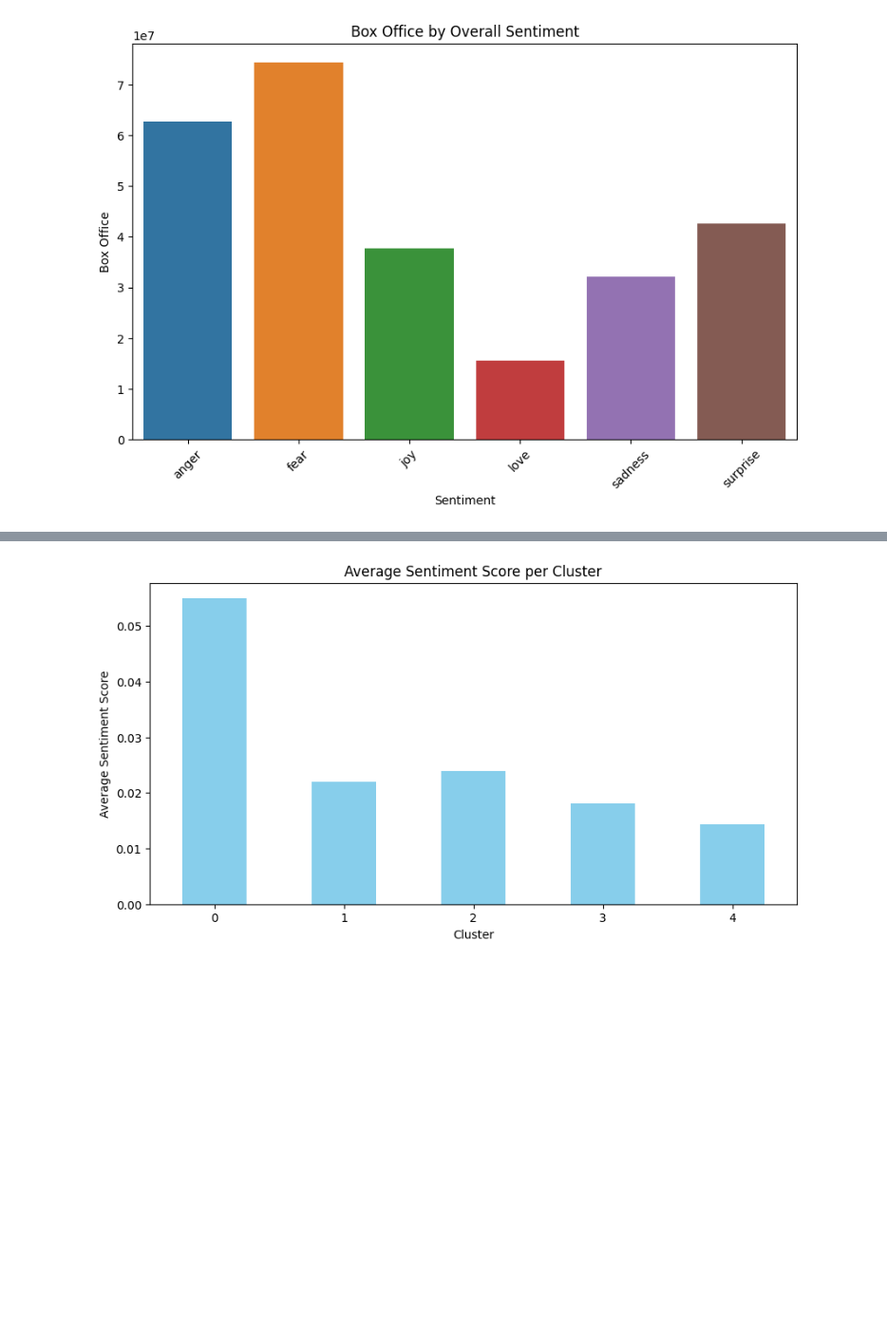
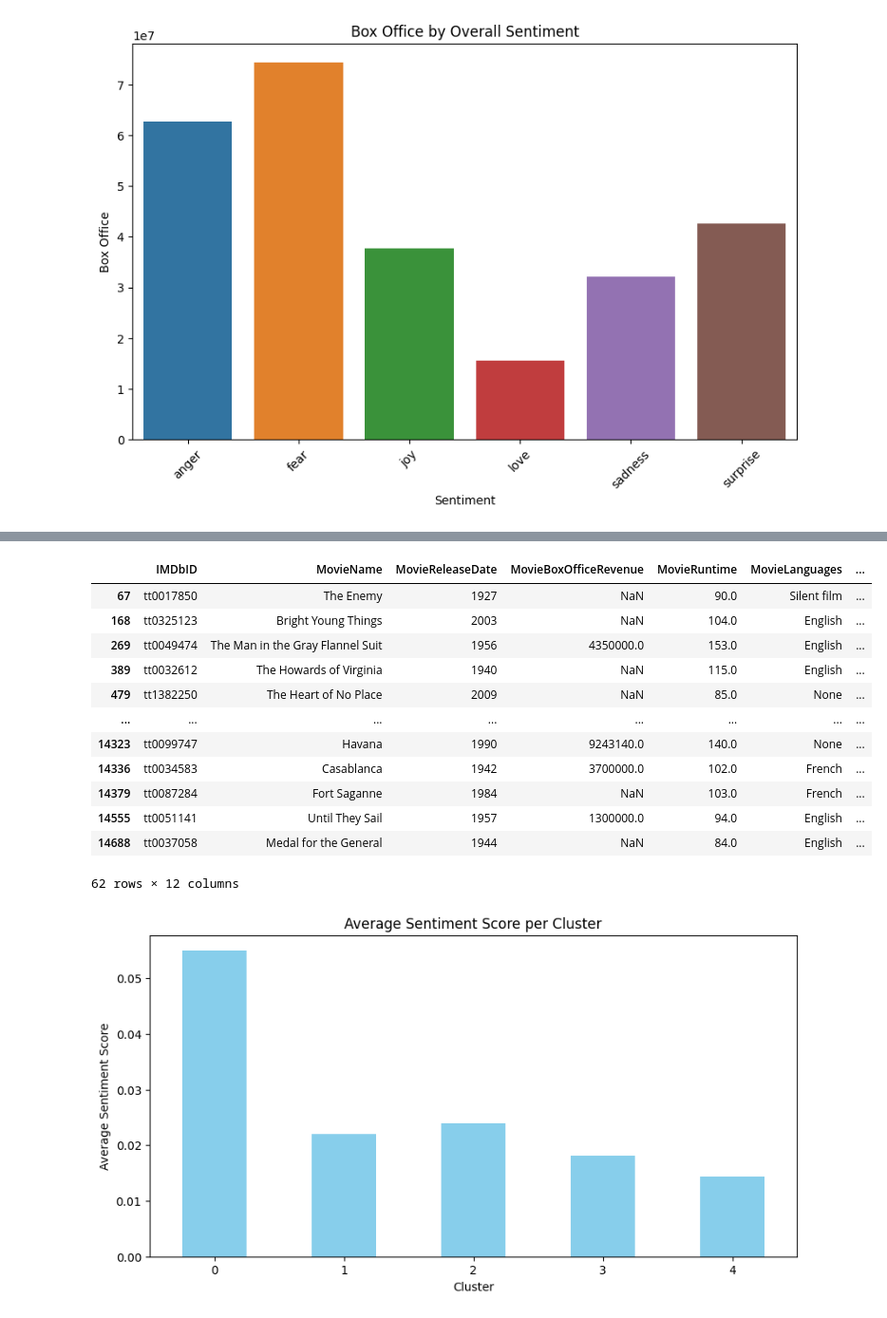
Before and after one commit to epfl-ada/ada-2023-project-padawans, a Jupyter notebook: Q4.ipynb, the cells around one changed output, grey strips where cells are left out. Shown at 95% size. Saved outputs shown, nothing was run; the diff lists cells and outputs as text; code cells hidden in the pictures; blank space fills up the shorter version.

```diff
--- a/Q4.ipynb
+++ b/Q4.ipynb
@@ -88,7 +118,7 @@ df_chunks[["film_id", "emotion"]].head(10)
 
 def extract_emotion_label(row):
     # Assuming each 'emotion' field is a list of dictionaries with 'label'
-    emotion_data = row['emotion']
+    emotion_data = eval(row['emotion'])
     return emotion_data[0]['label'] if emotion_data else None
 
 df_chunks['emotion_label'] = df_chunks.apply(extract_emotion_label, axis=1)
@@ -538,3 +880,20 @@ general, 2.6539385551340904
+# %%
+war_movies_0 = war_movies[clusters == 1]
+war_movies_0
+# %% [output]
+|  | IMDbID | MovieName | MovieReleaseDate | MovieBoxOfficeRevenue | MovieRuntime | MovieLanguages | ... |
+| 67 | tt0017850 | The Enemy | 1927 | NaN | 90.0 | Silent film | ... |
+| 168 | tt0325123 | Bright Young Things | 2003 | NaN | 104.0 | English | ... |
+| 269 | tt0049474 | The Man in the Gray Flannel Suit | 1956 | 4350000.0 | 153.0 | English | ... |
+| 389 | tt0032612 | The Howards of Virginia | 1940 | NaN | 115.0 | English | ... |
+| 479 | tt1382250 | The Heart of No Place | 2009 | NaN | 85.0 | None | ... |
+| ... | ... | ... | ... | ... | ... | ... | ... |
+| 14323 | tt0099747 | Havana | 1990 | 9243140.0 | 140.0 | None | ... |
+| 14336 | tt0034583 | Casablanca | 1942 | 3700000.0 | 102.0 | French | ... |
+| 14379 | tt0087284 | Fort Saganne | 1984 | NaN | 103.0 | French | ... |
+| 14555 | tt0051141 | Until They Sail | 1957 | 1300000.0 | 94.0 | English | ... |
+| 14688 | tt0037058 | Medal for the General | 1944 | NaN | 84.0 | English | ... |
+62 rows × 12 columns
 # %%
 import pandas as pd
 import matplotlib.pyplot as plt
```
Also changed, not shown: parts of 32 cells of this notebook, 29 other files.
